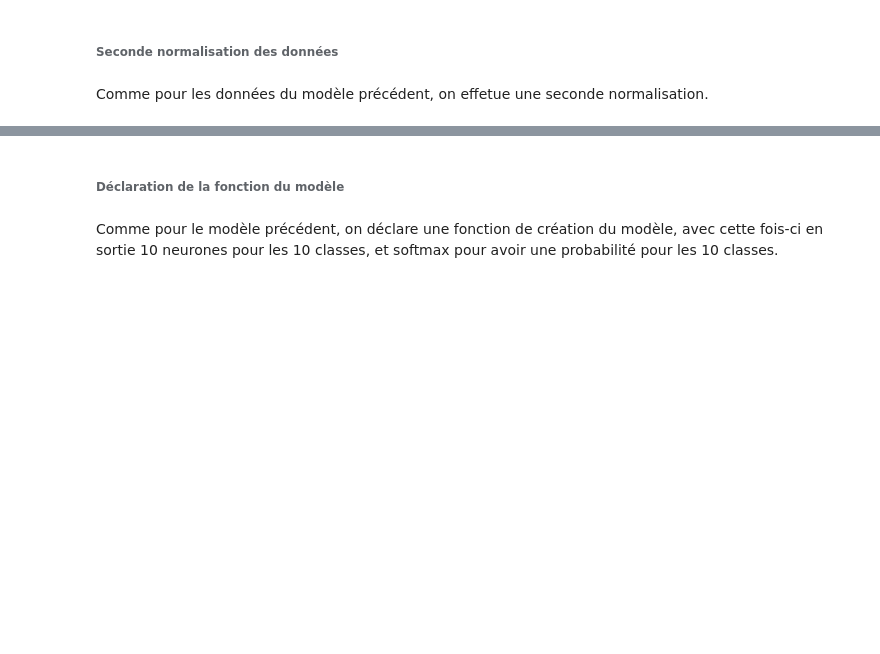
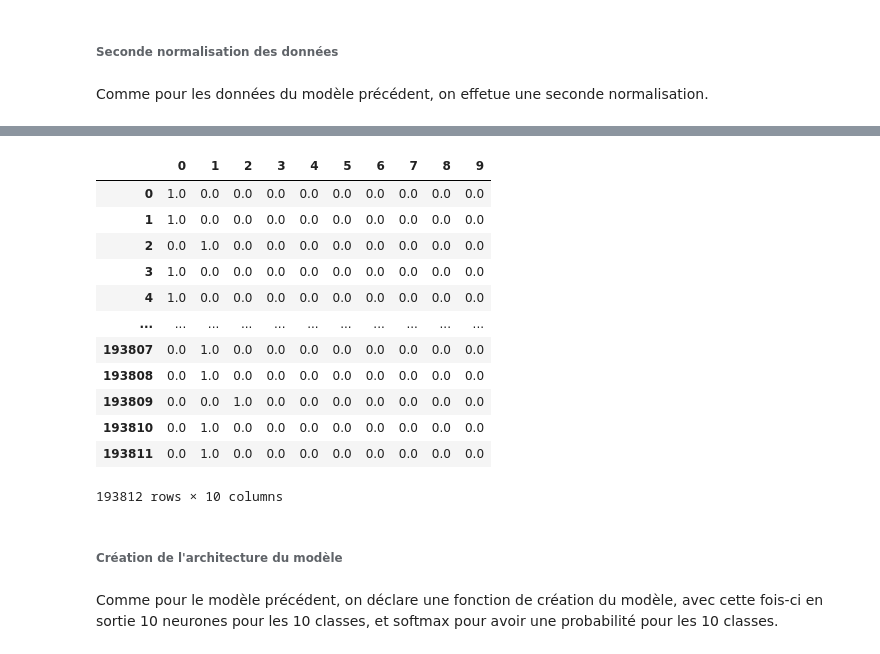
Before and after one commit to LordOfRaptor/Study-USA-Covid-19-Data, a Jupyter notebook: src/script_data_mining.ipynb, the cells around one changed output, grey strips where cells are left out. Drawn from its saved outputs; the diff is of its cells as text; code cells hidden in the pictures; blank space fills up the shorter version.

```diff
--- a/src/script_data_mining.ipynb
+++ b/src/script_data_mining.ipynb
@@ -1172,9 +1395,22 @@ deathsModelEVTestDataFrame2
 # %%
-deathsModelRVTestDataFrame2 = pandas.DataFrame(scalerResultVariable2.fit_transform(deathsModelRVTestDataFrame2),
-                                                columns = deathsModelEVTrainDataFrame.columns)
+deathsModelRVTestDataFrame2 = pandas.DataFrame(encoderResultVariable.fit_transform(deathsModelRVTestDataFrame2.values.reshape(-1,1)).toarray())
 deathsModelRVTestDataFrame2
+# %% [output]
+|  | 0 | 1 | 2 | 3 | 4 | 5 | 6 | 7 | 8 | 9 |
+| 0 | 1.0 | 0.0 | 0.0 | 0.0 | 0.0 | 0.0 | 0.0 | 0.0 | 0.0 | 0.0 |
+| 1 | 1.0 | 0.0 | 0.0 | 0.0 | 0.0 | 0.0 | 0.0 | 0.0 | 0.0 | 0.0 |
+| 2 | 0.0 | 1.0 | 0.0 | 0.0 | 0.0 | 0.0 | 0.0 | 0.0 | 0.0 | 0.0 |
+| 3 | 1.0 | 0.0 | 0.0 | 0.0 | 0.0 | 0.0 | 0.0 | 0.0 | 0.0 | 0.0 |
+| 4 | 1.0 | 0.0 | 0.0 | 0.0 | 0.0 | 0.0 | 0.0 | 0.0 | 0.0 | 0.0 |
+| ... | ... | ... | ... | ... | ... | ... | ... | ... | ... | ... |
+| 193807 | 0.0 | 1.0 | 0.0 | 0.0 | 0.0 | 0.0 | 0.0 | 0.0 | 0.0 | 0.0 |
+| 193808 | 0.0 | 1.0 | 0.0 | 0.0 | 0.0 | 0.0 | 0.0 | 0.0 | 0.0 | 0.0 |
+| 193809 | 0.0 | 0.0 | 1.0 | 0.0 | 0.0 | 0.0 | 0.0 | 0.0 | 0.0 | 0.0 |
+| 193810 | 0.0 | 1.0 | 0.0 | 0.0 | 0.0 | 0.0 | 0.0 | 0.0 | 0.0 | 0.0 |
+| 193811 | 0.0 | 1.0 | 0.0 | 0.0 | 0.0 | 0.0 | 0.0 | 0.0 | 0.0 | 0.0 |
+193812 rows × 10 columns
 # %% [markdown]
-###### Déclaration de la fonction du modèle
+###### Création de l'architecture du modèle
 # %% [markdown]
 Comme pour le modèle précédent, on déclare une fonction de création du modèle,  avec cette fois-ci en sortie 10 neurones pour les 10 classes, et softmax pour avoir une probabilité pour les 10 classes.
 # %%
```
Also changed, not shown: parts of 42 cells of this notebook, 2 other files.
